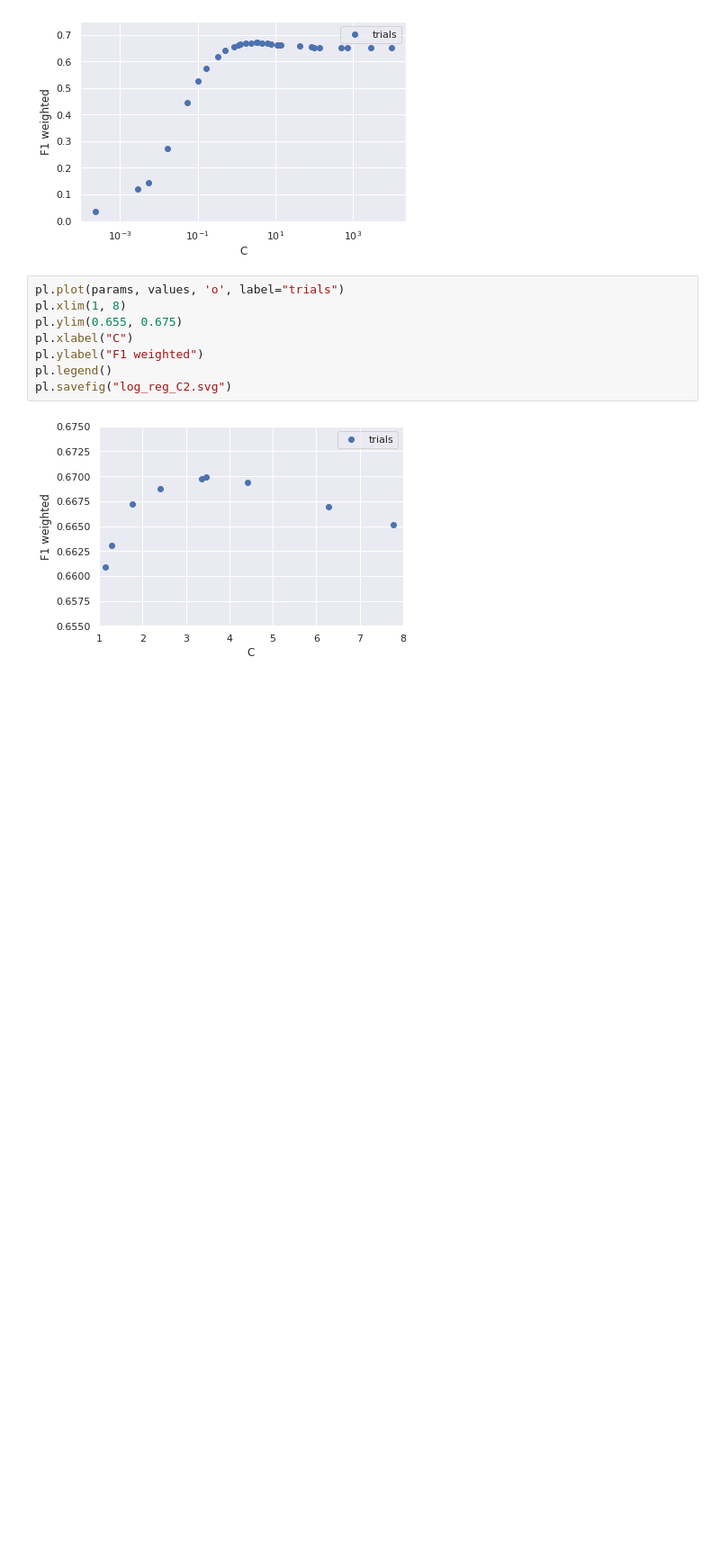
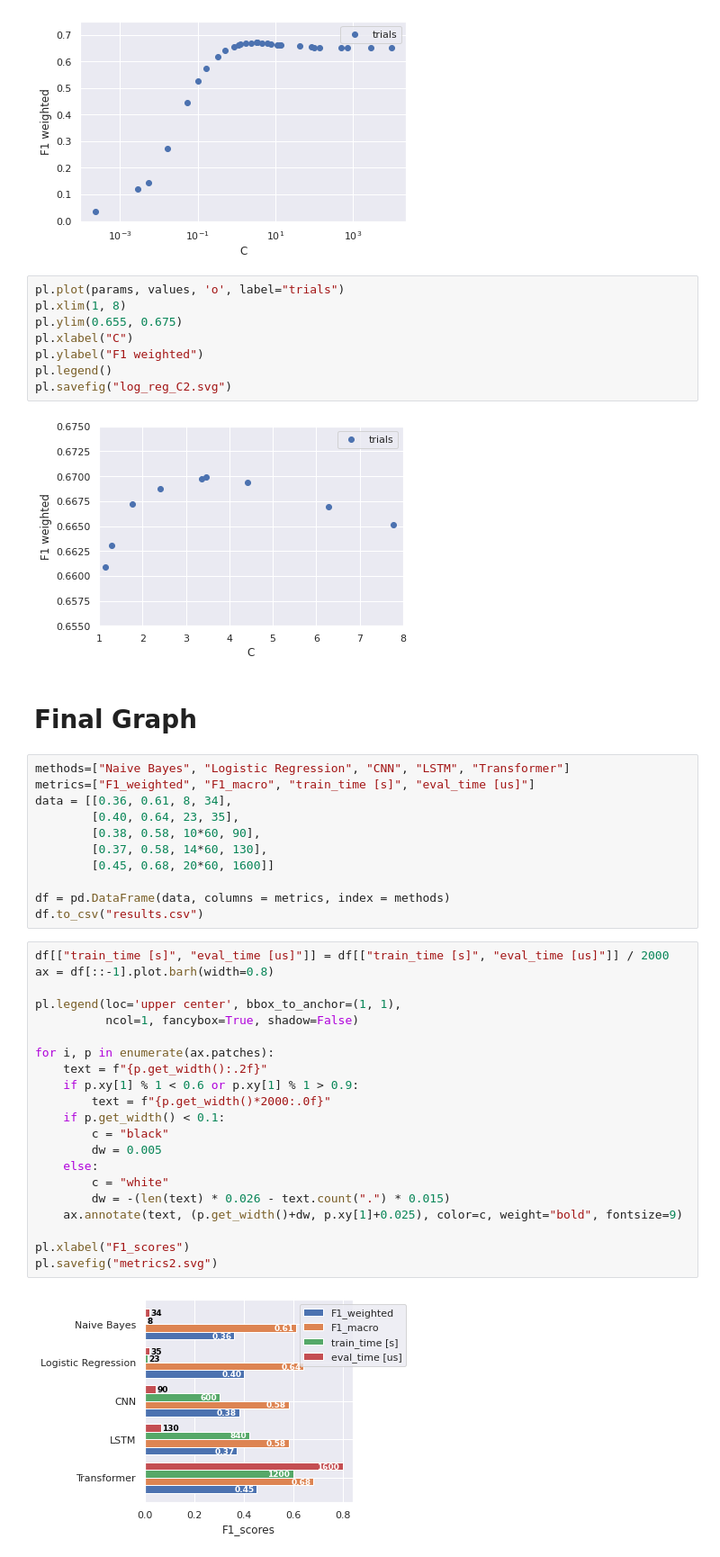
Before and after one commit to LetteraUnica/HuffPost-analysis, a Jupyter notebook: final-project/news_analysis.ipynb, the cells around one changed output. Shown at 90% size. Cells and saved outputs as stored; diff of their text form; blank space fills up the shorter version.

```diff
--- a/final-project/news_analysis.ipynb
+++ b/final-project/news_analysis.ipynb
@@ -535,3 +535,39 @@ pl.legend()
 pl.savefig("log_reg_C2.svg")
 # %% [output]
 [figure]
+# %% [markdown]
+# Final Graph
+# %%
+methods=["Naive Bayes", "Logistic Regression", "CNN", "LSTM", "Transformer"]
+metrics=["F1_weighted", "F1_macro", "train_time [s]", "eval_time [us]"]
+data = [[0.36, 0.61, 8, 34],
+        [0.40, 0.64, 23, 35],
+        [0.38, 0.58, 10*60, 90],
+        [0.37, 0.58, 14*60, 130],
+        [0.45, 0.68, 20*60, 1600]]
+
+df = pd.DataFrame(data, columns = metrics, index = methods)
+df.to_csv("results.csv")
+# %%
+df[["train_time [s]", "eval_time [us]"]] = df[["train_time [s]", "eval_time [us]"]] / 2000
+ax = df[::-1].plot.barh(width=0.8)
+
+pl.legend(loc='upper center', bbox_to_anchor=(1, 1),
+          ncol=1, fancybox=True, shadow=False)
+
+for i, p in enumerate(ax.patches):
+    text = f"{p.get_width():.2f}"
+    if p.xy[1] % 1 < 0.6 or p.xy[1] % 1 > 0.9:
+        text = f"{p.get_width()*2000:.0f}"
+    if p.get_width() < 0.1:
+        c = "black"
+        dw = 0.005
+    else:
+        c = "white"
+        dw = -(len(text) * 0.026 - text.count(".") * 0.015)
+    ax.annotate(text, (p.get_width()+dw, p.xy[1]+0.025), color=c, weight="bold", fontsize=9)
+
+pl.xlabel("F1_scores")
+pl.savefig("metrics2.svg")
+# %% [output]
+[figure, added]
```
Also changed, not shown: parts of 2 cells of this notebook, 17 other files.
